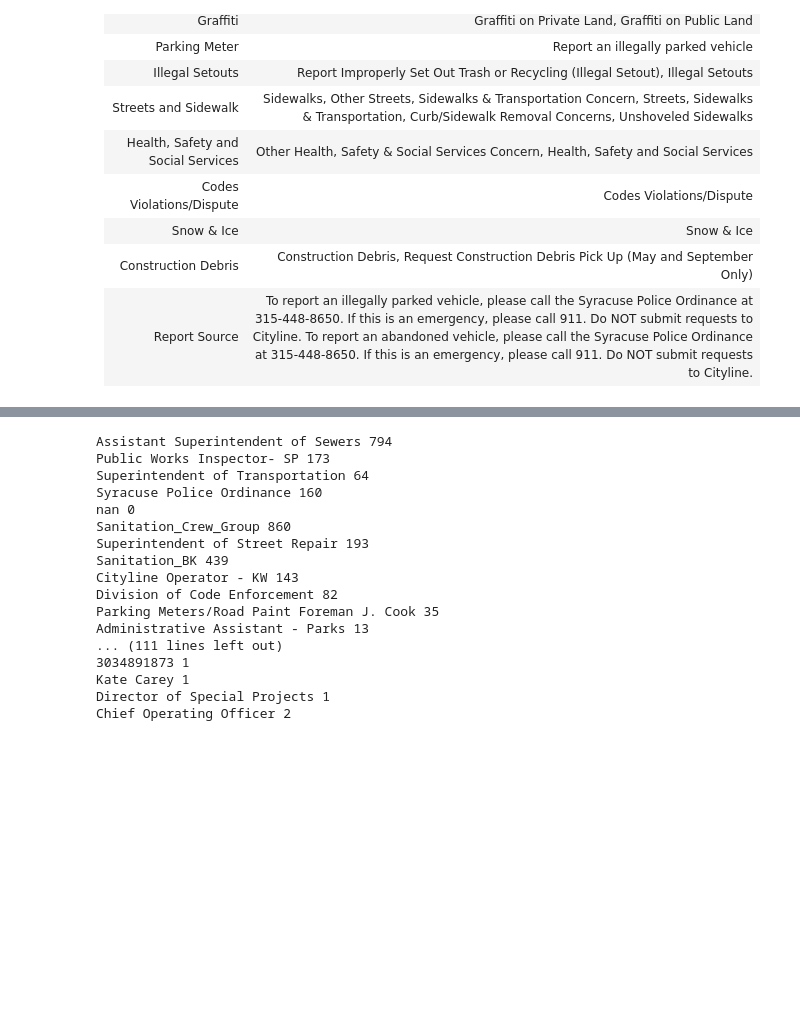
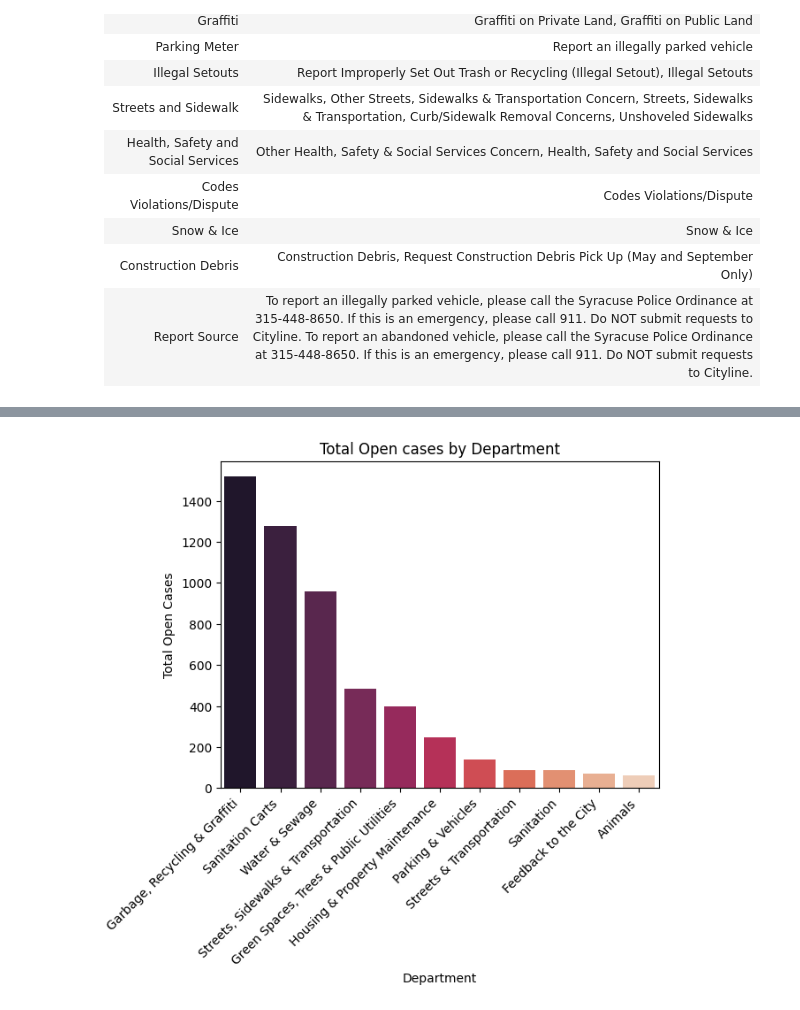
Before and after one commit to Daniwave100/Analyzing-Syracuse-Municipal-Complaint-Resolution, a Jupyter notebook: DataExploration.ipynb, the cells around one changed output, grey strips where cells are left out. Drawn from its saved outputs; the diff is of its cells as text; code cells hidden in the pictures; blank space fills up the shorter version.

```diff
--- a/DataExploration.ipynb
+++ b/DataExploration.ipynb
@@ -204,27 +206,21 @@ Health, Safety and Social Services 1
 # %%
 # this is how many unresolved cases we have by department
 
-categoryNulls = {}
-for category in data["Assignee_name"].unique():
-    categoryNulls[category] = data[data["Assignee_name"] == category]["Minutes_to_Close"].isnull().sum()
+departmentNulls = {}
+for department in data["Agency_Name"].unique():
+    departmentNulls[department] = data[data["Agency_Name"] == department]["Minutes_to_Close"].isnull().sum()
 
-for key, value in categoryNulls.items():
-    print(key, value)
+import matplotlib.pyplot as plt
+# plot Open cases by Issue Category
+
+df = pd.DataFrame(departmentNulls.items(), columns=["Department", "Open Cases"])
+newdf = df[df["Open Cases"] > 5].sort_values("Open Cases", ascending=False)
+
+sns.barplot(data=newdf, x="Department", y="Open Cases", hue="Department", palette="rocket")
+plt.xticks(rotation=45, ha="right")  # Rotate 45 degrees and align text to the right
+plt.title("Total Open cases by Department")
+plt.ylabel("Total Open Cases")
+
+plt.show()
 # %% [output]
-Assistant Superintendent of Sewers 794
-Public Works Inspector- SP 173
-Superintendent of Transportation 64
-Syracuse Police Ordinance 160
-nan 0
-Sanitation_Crew_Group 860
-Superintendent of Street Repair 193
-Sanitation_BK 439
-Cityline Operator - KW 143
-Division of Code Enforcement 82
-Parking Meters/Road Paint Foreman J. Cook 35
-Administrative Assistant - Parks 13
-... (111 lines left out)
-3034891873 1
-Kate Carey 1
-Director of Special Projects 1
-Chief Operating Officer 2
+[figure, added]
```
Also changed, not shown: parts of 11 cells of this notebook, 1 other file.
